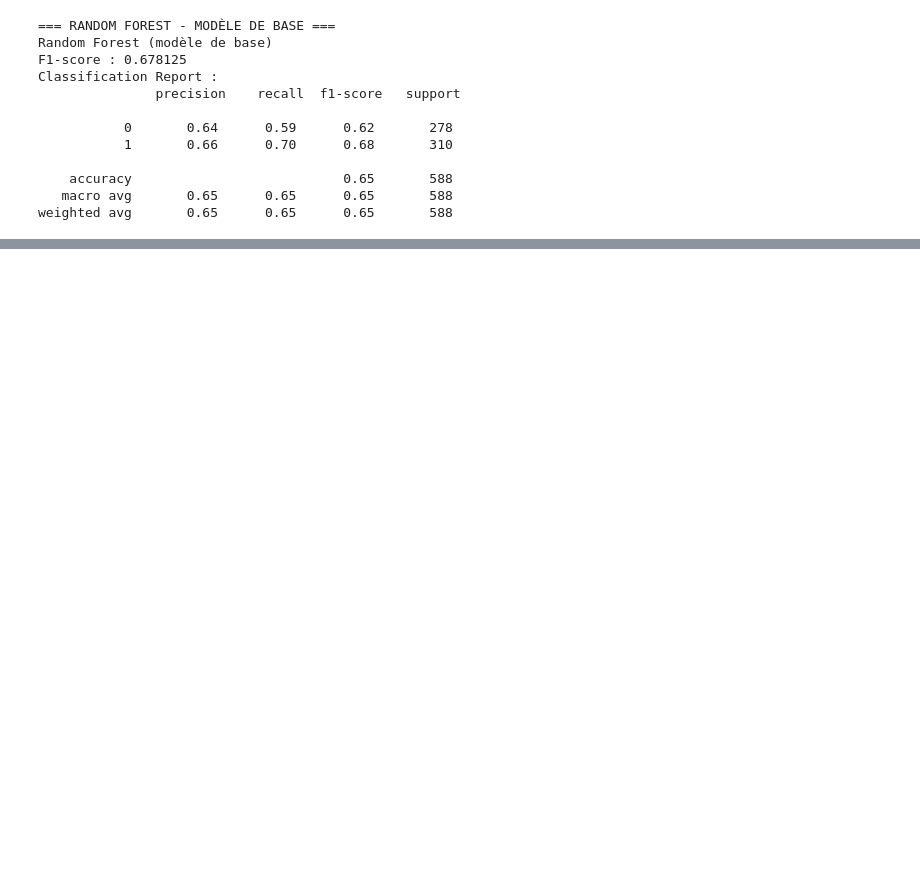
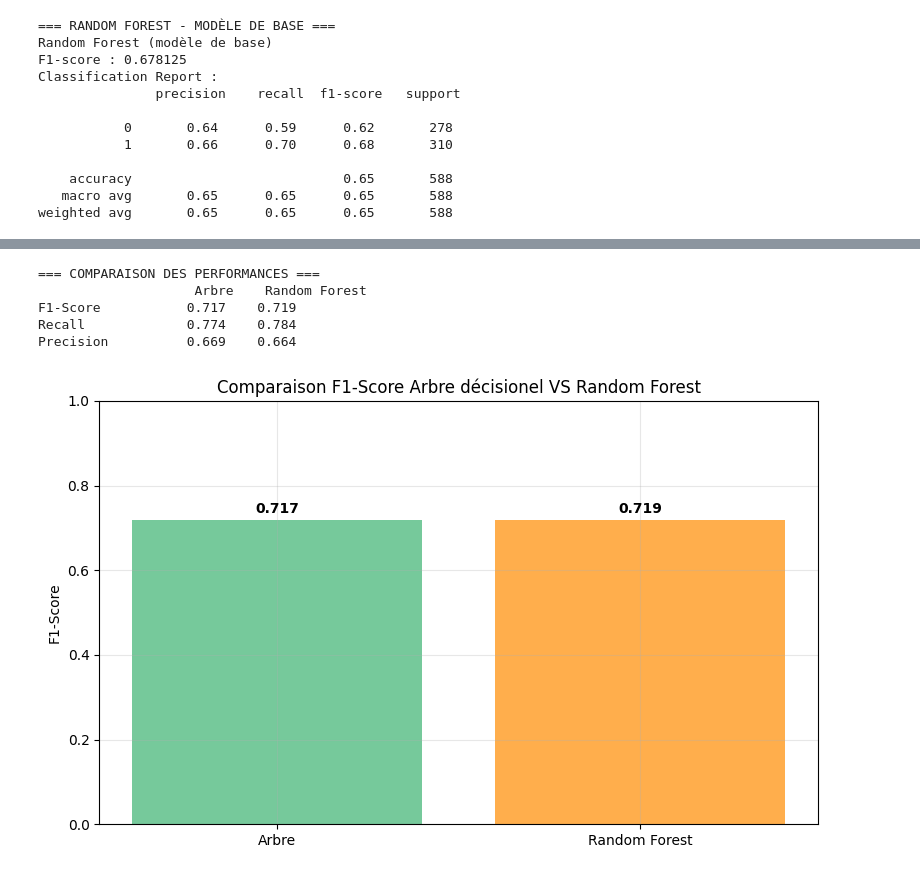
Before and after one commit to Emma-Coco/-ML_Marketing_FOAD-_-EmmaCOCOTanyaTIBOUCHE-, a Jupyter notebook: Analyse.ipynb, the cells around one changed output, grey strips where cells are left out. Cells and saved outputs as stored; diff of their text form; code cells hidden in the pictures; blank space fills up the shorter version.

```diff
--- a/Analyse.ipynb
+++ b/Analyse.ipynb
@@ -1813,0 +1840,44 @@ Amélioration             : +4.7%
+# %%
+# 1. MÉTRIQUES CÔTE À CÔTE
+print("=== COMPARAISON DES PERFORMANCES ===")
+
+tree_f1 = f1_score(y_test, best_tree_model.predict(x_test))
+rf_f1 = f1_score(y_test, best_rf_model.predict(x_test))
+
+tree_recall = recall_score(y_test, best_tree_model.predict(x_test))
+rf_recall = recall_score(y_test, best_rf_model.predict(x_test))
+
+tree_precision = precision_score(y_test, best_tree_model.predict(x_test))
+rf_precision = precision_score(y_test, best_rf_model.predict(x_test))
+
+print(f"                    Arbre    Random Forest")
+print(f"F1-Score           {tree_f1:.3f}    {rf_f1:.3f}")
+print(f"Recall             {tree_recall:.3f}    {rf_recall:.3f}")
+print(f"Precision          {tree_precision:.3f}    {rf_precision:.3f}")
+
+
+import matplotlib.pyplot as plt
+
+models = ['Arbre', 'Random Forest']
+f1_scores = [tree_f1, rf_f1]
+
+plt.figure(figsize=(8, 5))
+bars = plt.bar(models, f1_scores, color=['mediumseagreen', 'darkorange'], alpha=0.7)
+plt.ylabel('F1-Score')
+plt.title('Comparaison F1-Score Arbre décisionel VS Random Forest')
+plt.ylim(0, 1)
+
+for bar, score in zip(bars, f1_scores):
+    plt.text(bar.get_x() + bar.get_width()/2, bar.get_height() + 0.01,
+             f'{score:.3f}', ha='center', va='bottom', fontweight='bold')
+
+plt.grid(True, alpha=0.3)
+plt.tight_layout()
+plt.show()
+# %% [output]
+=== COMPARAISON DES PERFORMANCES ===
+                    Arbre    Random Forest
+F1-Score           0.717    0.719
+Recall             0.774    0.784
+Precision          0.669    0.664
+[figure, added]
```
Also changed, not shown: parts of 18 cells of this notebook.
